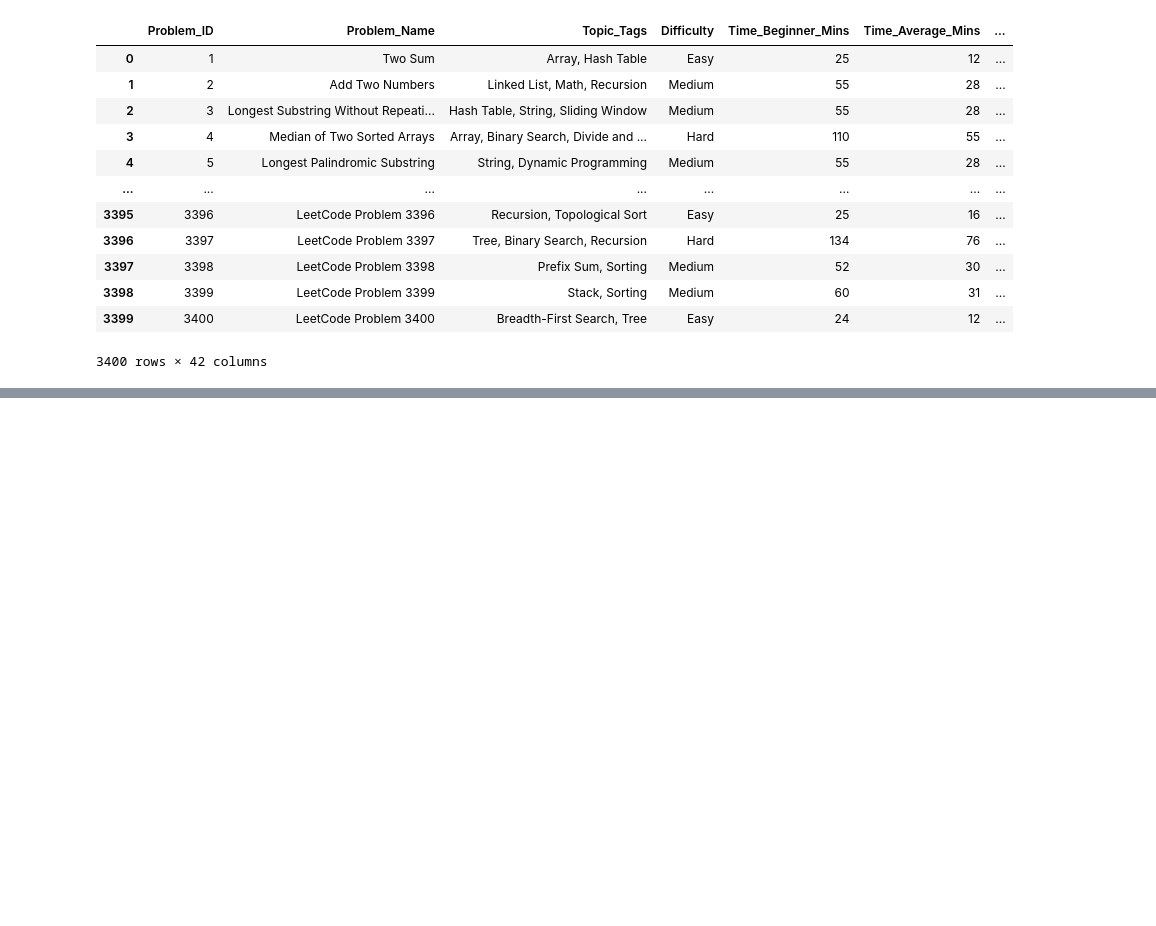
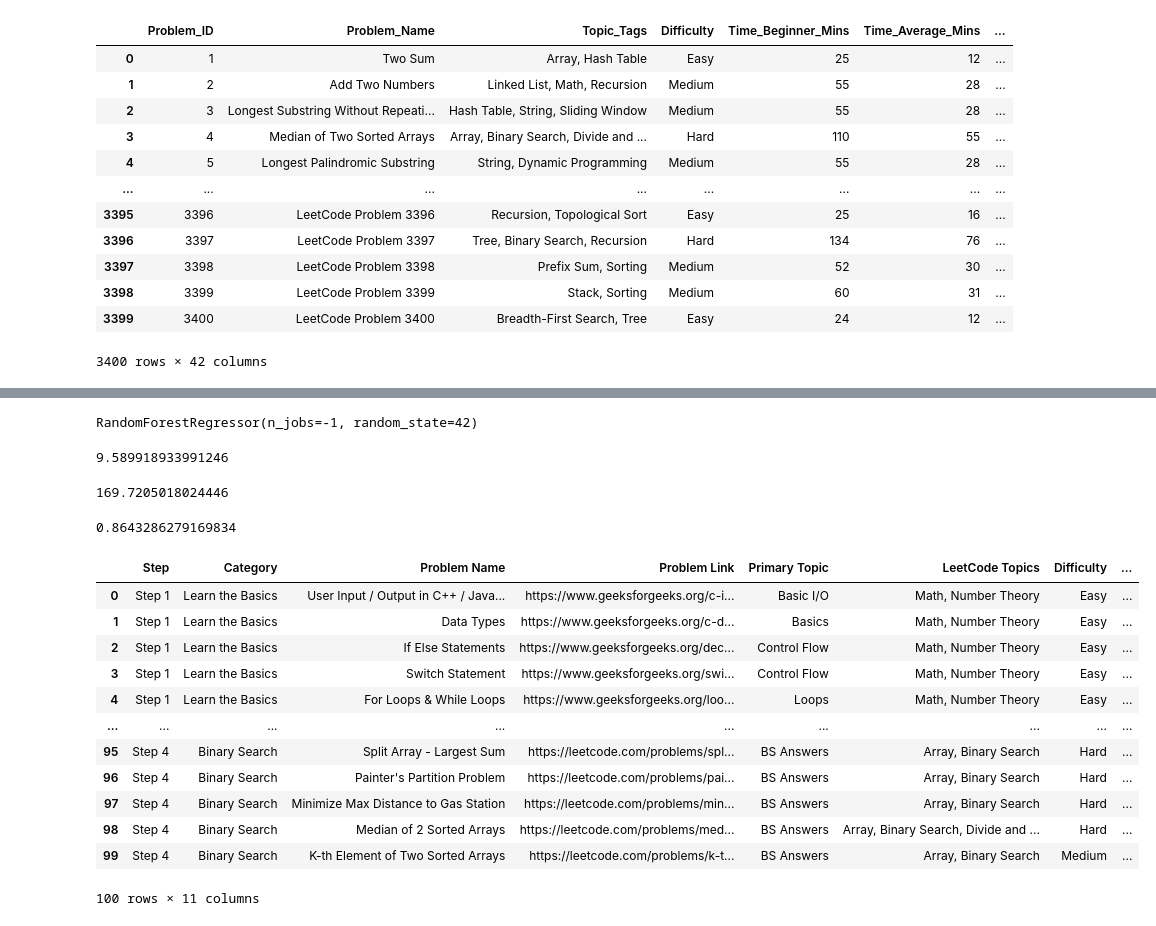
Before and after one commit to DebashishTiwary/MLBasics, a Jupyter notebook: tcanalise/app.ipynb, the cells around one changed output, grey strips where cells are left out. Cells and saved outputs as stored; diff of their text form; code cells hidden in the pictures; blank space fills up the shorter version.

```diff
--- a/tcanalise/app.ipynb
+++ b/tcanalise/app.ipynb
@@ -58,0 +77,4 @@ df_topic_diff
+# %%
+model.fit(X_train,Y_train)
+# %% [output]
+RandomForestRegressor(n_jobs=-1, random_state=42)
@@ -58,0 +87,12 @@ df_topic_diff
+# %%
+mae
+# %% [output]
+9.589918933991246
+# %%
+mse
+# %% [output]
+169.7205018024446
+# %%
+r2
+# %% [output]
+0.8643286279169834
@@ -58,0 +101,16 @@ df_topic_diff
+# %%
+df_data.head(100)
+# %% [output]
+|  | Step | Category | Problem Name | Problem Link | Primary Topic | LeetCode Topics | Difficulty | ... |
+| 0 | Step 1 | Learn the Basics | User Input / Output in C++ / Java... | https://www.geeksforgeeks.org/c-i... | Basic I/O | Math, Number Theory | Easy | ... |
+| 1 | Step 1 | Learn the Basics | Data Types | https://www.geeksforgeeks.org/c-d... | Basics | Math, Number Theory | Easy | ... |
+| 2 | Step 1 | Learn the Basics | If Else Statements | https://www.geeksforgeeks.org/dec... | Control Flow | Math, Number Theory | Easy | ... |
+| 3 | Step 1 | Learn the Basics | Switch Statement | https://www.geeksforgeeks.org/swi... | Control Flow | Math, Number Theory | Easy | ... |
+| 4 | Step 1 | Learn the Basics | For Loops & While Loops | https://www.geeksforgeeks.org/loo... | Loops | Math, Number Theory | Easy | ... |
+| ... | ... | ... | ... | ... | ... | ... | ... | ... |
+| 95 | Step 4 | Binary Search | Split Array - Largest Sum | https://leetcode.com/problems/spl... | BS Answers | Array, Binary Search | Hard | ... |
+| 96 | Step 4 | Binary Search | Painter's Partition Problem | https://leetcode.com/problems/pai... | BS Answers | Array, Binary Search | Hard | ... |
+| 97 | Step 4 | Binary Search | Minimize Max Distance to Gas Station | https://leetcode.com/problems/min... | BS Answers | Array, Binary Search | Hard | ... |
+| 98 | Step 4 | Binary Search | Median of 2 Sorted Arrays | https://leetcode.com/problems/med... | BS Answers | Array, Binary Search, Divide and ... | Hard | ... |
+| 99 | Step 4 | Binary Search | K-th Element of Two Sorted Arrays | https://leetcode.com/problems/k-t... | BS Answers | Array, Binary Search | Medium | ... |
+100 rows × 11 columns
```
Also changed, not shown: parts of 21 cells of this notebook, 1 other file.
